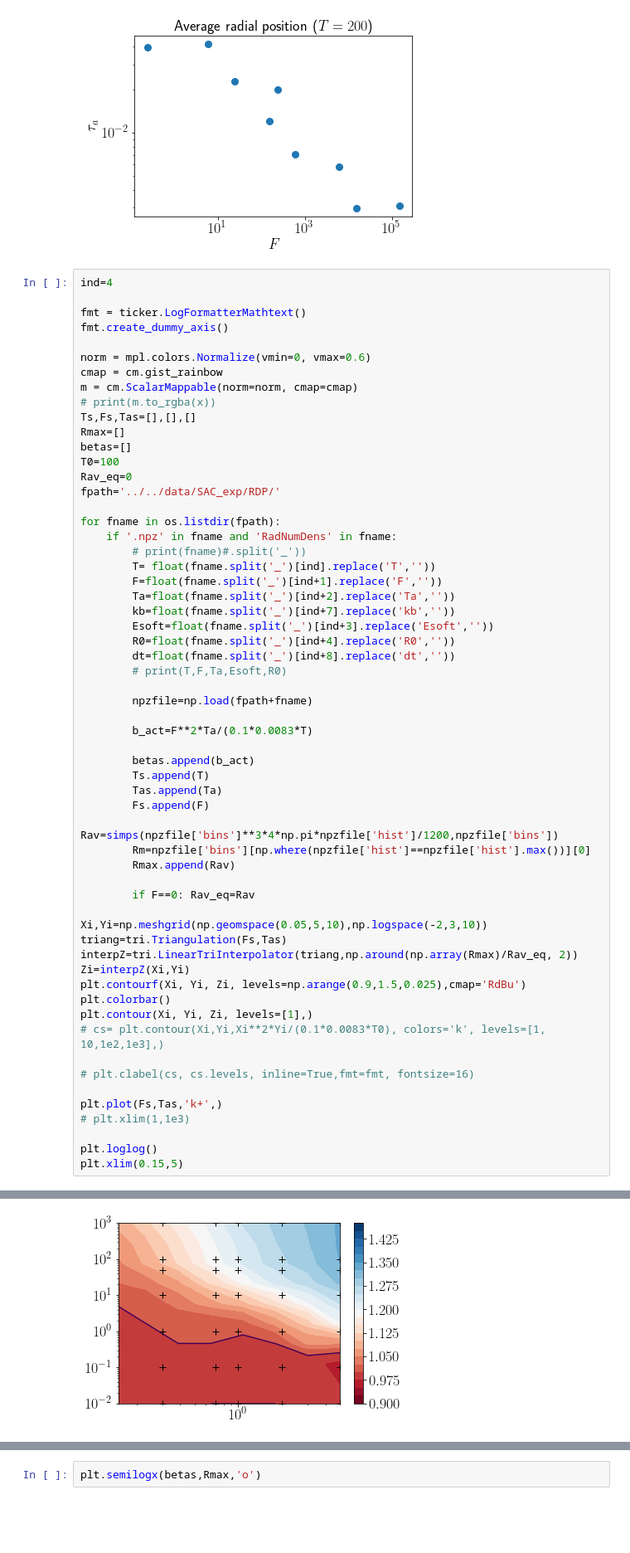
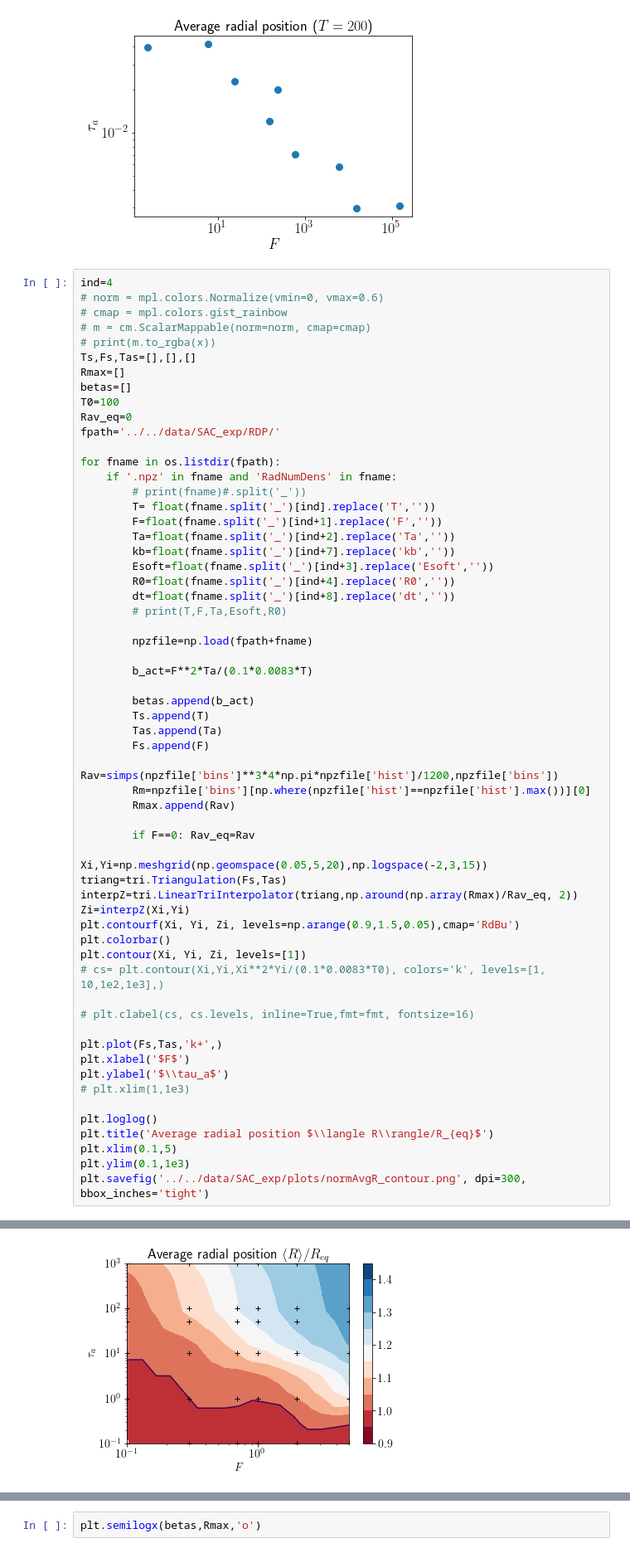
Before and after one commit to s-brahmachari/Active-noise-simulations, a Jupyter notebook: analysis_codes/plot-RDP.ipynb, the cells around one changed output, grey strips where cells are left out. Shown at 83% size. Drawn from its saved outputs; the diff is of its cells as text; blank space fills up the shorter version.

```diff
--- a/analysis_codes/plot-RDP.ipynb
+++ b/analysis_codes/plot-RDP.ipynb
@@ -288,13 +167,9 @@ plt.loglog()
 [figure]
 # %%
 ind=4
-
-fmt = ticker.LogFormatterMathtext()
-fmt.create_dummy_axis()
-
-norm = mpl.colors.Normalize(vmin=0, vmax=0.6)
-cmap = cm.gist_rainbow
-m = cm.ScalarMappable(norm=norm, cmap=cmap)
+# norm = mpl.colors.Normalize(vmin=0, vmax=0.6)
+# cmap = mpl.colors.gist_rainbow
+# m = cm.ScalarMappable(norm=norm, cmap=cmap)
 # print(m.to_rgba(x))
 Ts,Fs,Tas=[],[],[]
 Rmax=[]
@@ -329,20 +204,25 @@ for fname in os.listdir(fpath):
 
         if F==0: Rav_eq=Rav
 
-Xi,Yi=np.meshgrid(np.geomspace(0.05,5,10),np.logspace(-2,3,10))
+Xi,Yi=np.meshgrid(np.geomspace(0.05,5,20),np.logspace(-2,3,15))
 triang=tri.Triangulation(Fs,Tas)
 interpZ=tri.LinearTriInterpolator(triang,np.around(np.array(Rmax)/Rav_eq, 2))
 Zi=interpZ(Xi,Yi)
-plt.contourf(Xi, Yi, Zi, levels=np.arange(0.9,1.5,0.025),cmap='RdBu')
+plt.contourf(Xi, Yi, Zi, levels=np.arange(0.9,1.5,0.05),cmap='RdBu')
 plt.colorbar()
-plt.contour(Xi, Yi, Zi, levels=[1],)
+plt.contour(Xi, Yi, Zi, levels=[1])
 # cs= plt.contour(Xi,Yi,Xi**2*Yi/(0.1*0.0083*T0), colors='k', levels=[1, 10,1e2,1e3],)
 
 # plt.clabel(cs, cs.levels, inline=True,fmt=fmt, fontsize=16)
 
 plt.plot(Fs,Tas,'k+',)
+plt.xlabel('$F$')
+plt.ylabel('$\\tau_a$')
 # plt.xlim(1,1e3)
 
 plt.loglog()
-plt.xlim(0.15,5)
+plt.title('Average radial position $\\langle R\\rangle/R_{eq}$')
+plt.xlim(0.1,5)
+plt.ylim(0.1,1e3)
+plt.savefig('../../data/SAC_exp/plots/normAvgR_contour.png', dpi=300, bbox_inches='tight')
 # %% [output]
@@ -350,4 +229,4 @@ plt.xlim(0.15,5)
-[figure, old version]
+[figure, new version]
 # %%
 ind=4
 
```
Also changed, not shown: parts of 8 cells of this notebook, 4 other files.
